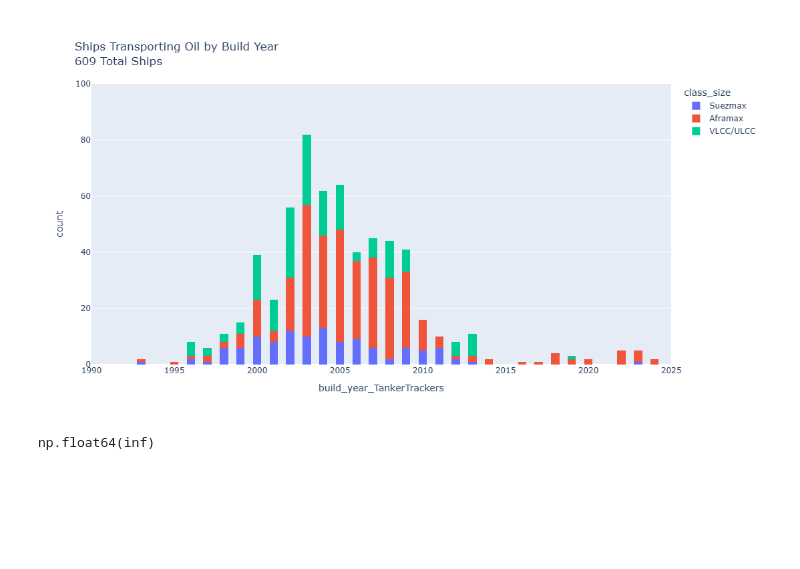
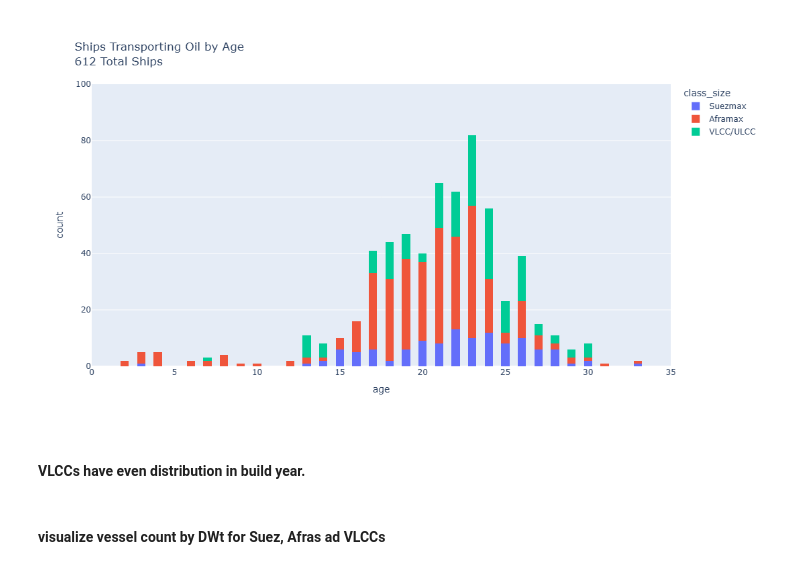
Before and after one commit to mjm286/vie_project, a Jupyter notebook: sanction_dark_fleet_eda.ipynb, the cells around one changed output. Cells and saved outputs as stored; diff of their text form; code cells hidden in the pictures; blank space fills up the shorter version.

```diff
--- a/sanction_dark_fleet_eda.ipynb
+++ b/sanction_dark_fleet_eda.ipynb
@@ -207,0 +56,9 @@ fig.write_html("oil_piechart_interactive_plot.html")
+# %%
+pattern = r'\((\d+\.?\d*)\)'
+
+# Find all matches of the pattern in the text
+
+vessels['imo'] = [re.findall(pattern, text) for text in vessels.name]
+vessels['imo'] = [int(x[0]) for x in vessels.imo.values] # extract values and turn them into intergers
+vessels = vessels.sort_values(by='imo').reset_index(drop=True)
+vessels.head()
@@ -207,0 +101,6 @@ fig.write_html("oil_piechart_interactive_plot.html")
+# %%
+df_sanction_fleet = pd.merge(vessels, sanction_fleet, how='left', on='imo', suffixes=('_TT_csv','_TT_api'))
+df_sanction_fleet = df_sanction_fleet.drop('name_TT_csv', axis=1)
+df_sanction_fleet = df_sanction_fleet.rename(columns={'name_TT_api':'name'})
+print(f"size of data is {df_sanction_fleet.shape}")
+df_sanction_fleet.head()
@@ -207,0 +117,10 @@ fig.write_html("oil_piechart_interactive_plot.html")
+# %%
+scraped_data = pd.read_csv('final_dwt_data.csv') # compiled offline
+
+df_sanction_fleet = pd.merge(df_sanction_fleet, scraped_data, how='left', on='imo', suffixes=('_TT','_scraped'))
+df_sanction_fleet[df_sanction_fleet.DWT.isna()] # at time of coding I was abe to web scrape all but 1 vessel
+df_sanction_fleet = df_sanction_fleet[~df_sanction_fleet.DWT.isna()]
+df_sanction_fleet = df_sanction_fleet.drop('name_scraped', axis=1).reset_index(drop=True)
+df_sanction_fleet = df_sanction_fleet.rename(columns={'name_TT':'name'})
+
+df_sanction_fleet.shape[0]
@@ -207,0 +155,13 @@ fig.write_html("oil_piechart_interactive_plot.html")
+# %%
+
+# Shoutout to @oilBandit@x.com who gave away darkfleet data sometime around March 2023 on Twitter. I might play around with data as it has compliant vessels
+oilBandit_data = pd.read_csv("Shadow_Fleet_oilBandit.csv")
+
+columns = [str.lower(x.replace(" ","_")) for x in oilBandit_data.columns]
+oilBandit_data.columns = columns
+oilBandit_data["controller"] = [str(x).lower() for x in oilBandit_data["controller"]]
+oilBandit_data = oilBandit_data.rename(columns={"name_of_ship":"name","year_of_build":"build_year"})
+
+df =pd.merge(df_sanction_fleet, oilBandit_data, on='imo', how='left', suffixes=('_TankerTrackers', '_oilBandit'))
+df = df.rename(columns={'build_year_TankerTrackers':'build_year', 'gross_tonnage_TankerTrackers':'gross_tonnage'})
+df['age'] = 2026 - df.build_year
@@ -237,25 +251,18 @@ fig.write_html("all_ships_year_interactive_plot.html")
 # %%
-fig = px.histogram(oil_ships, x="build_year_TankerTrackers", color="class_size", nbins=100, title=f"Ships Transporting Oil by Build Year <br>"
+fig = px.histogram(oil_ships, x="age", color="class_size", nbins=100, title=f"Ships Transporting Oil by Age<br>"
                                                                             f"{oil_ships.shape[0]} Total Ships")
 fig.update_layout(width=900, height=600)
 fig.update_layout(
-    xaxis=dict(range=[1990, 2025]),  # Sets x-axis range
-    yaxis=dict(range=[0, 100])  # Sets -axis range
+    xaxis=dict(range=[0, 35]),  # Sets x-axis range
+    yaxis=dict(range=[0, 100])  # Sets y-axis range
 )
 
 fig.show()
 fig.write_html("oil_ships_year_interactive_plot.html")
 # %% [output]
-[figure, old version]
+[figure, new version]
-# %%
-binned_data_custom = pd.cut(oil_ships.DWT, bins=custom_bins, include_lowest=False, right=True) # right=False for [lower, upper) intervals
-
-# You can then count the occurrences in each bin
-bin_counts = binned_data_custom.value_counts().sort_index()
-bin_counts.index.tolist()
-# f"x.
-binned_data_custom.cat.categories.right[-1]
-# oil_ships.query('DWT<0')
-# %% [output]
-np.float64(inf)
+# %% [markdown]
+#### VLCCs have even distribution in build year.
+# %% [markdown]
+#### visualize vessel count by DWt for Suez, Afras ad VLCCs
 # %%
```
Also changed, not shown: parts of 57 cells of this notebook.
